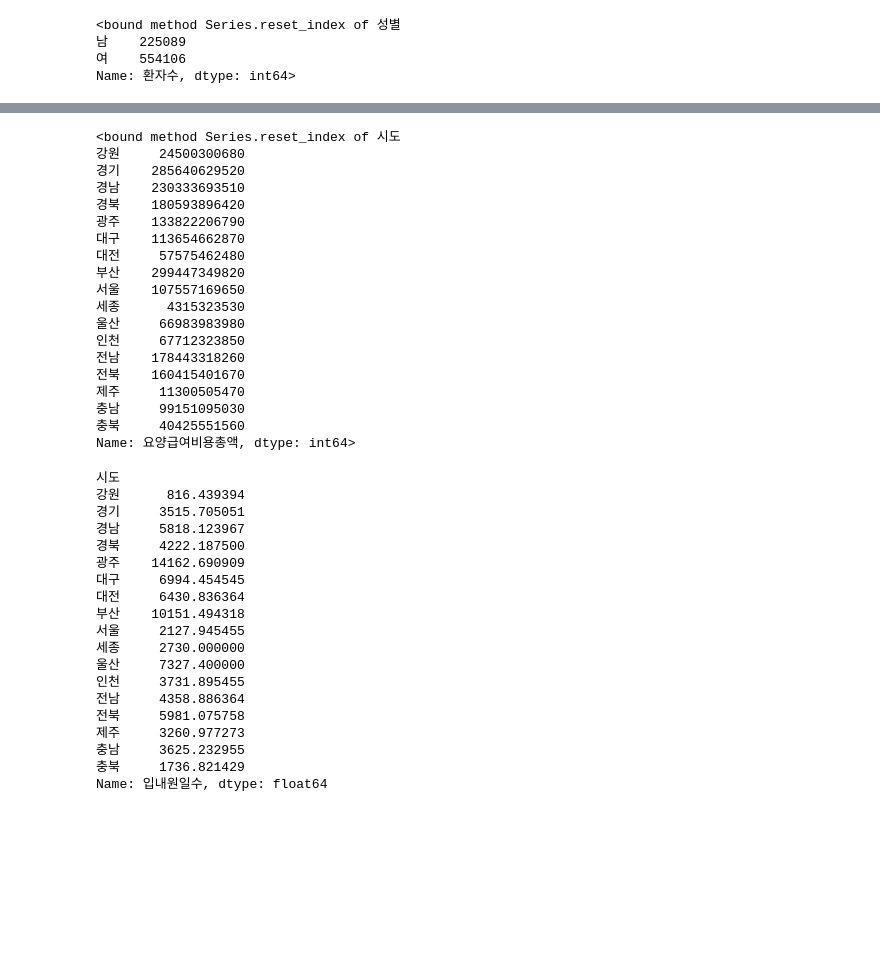
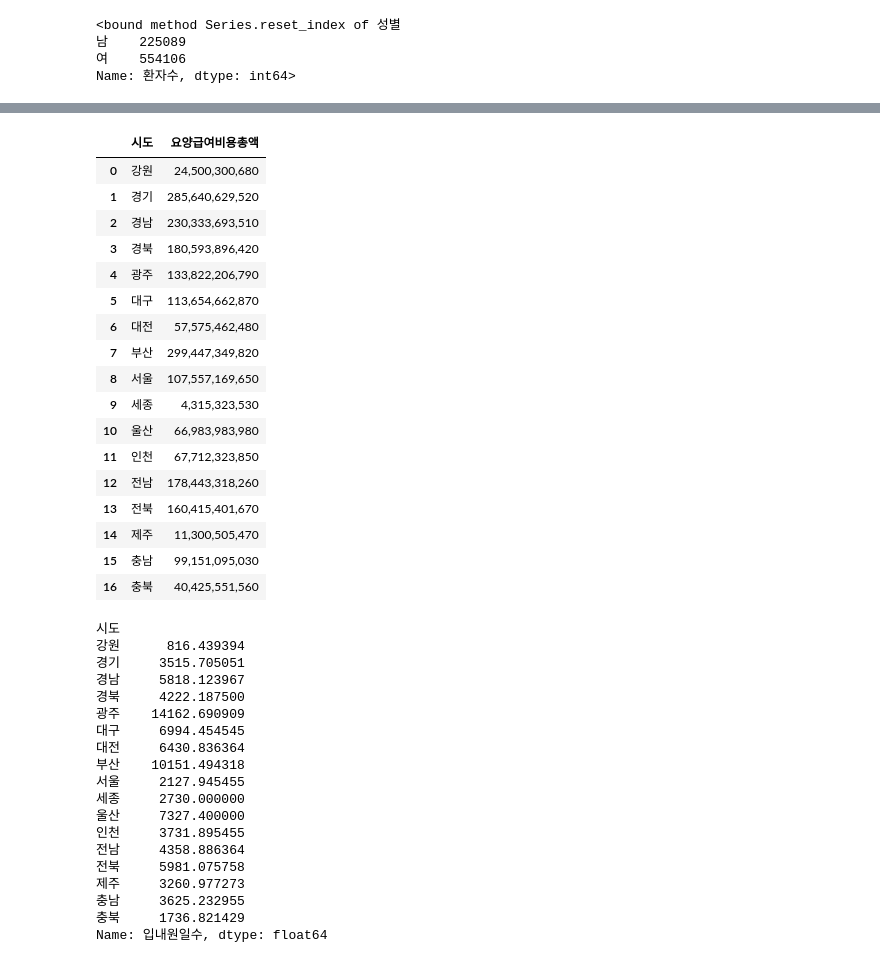
Before and after one commit to EastOst/Dementia_info, a Jupyter notebook: main.ipynb, the cells around one changed output, grey strips where cells are left out. Saved outputs shown, nothing was run; the diff lists cells and outputs as text; code cells hidden in the pictures; blank space fills up the shorter version.

```diff
--- a/main.ipynb
+++ b/main.ipynb
@@ -110,26 +110,26 @@ Name: 환자수, dtype: int64>
 # %%
-province_total_price = df1.groupby('시도')['요양급여비용총액'].sum().reset_index
+province_total_price = df1.groupby('시도')['요양급여비용총액'].sum().reset_index()
+province_total_price['요양급여비용총액'] = province_total_price['요양급여비용총액'].apply(lambda x: f"{x:,.0f}")
 province_total_price
 # %% [output]
-<bound method Series.reset_index of 시도
-강원     24500300680
-경기    285640629520
-경남    230333693510
-경북    180593896420
-광주    133822206790
-대구    113654662870
-대전     57575462480
-부산    299447349820
-서울    107557169650
-세종      4315323530
-울산     66983983980
-인천     67712323850
-전남    178443318260
-전북    160415401670
-제주     11300505470
-충남     99151095030
-충북     40425551560
-Name: 요양급여비용총액, dtype: int64>
+|  | 시도 | 요양급여비용총액 |
+| 0 | 강원 | 24,500,300,680 |
+| 1 | 경기 | 285,640,629,520 |
+| 2 | 경남 | 230,333,693,510 |
+| 3 | 경북 | 180,593,896,420 |
+| 4 | 광주 | 133,822,206,790 |
+| 5 | 대구 | 113,654,662,870 |
+| 6 | 대전 | 57,575,462,480 |
+| 7 | 부산 | 299,447,349,820 |
+| 8 | 서울 | 107,557,169,650 |
+| 9 | 세종 | 4,315,323,530 |
+| 10 | 울산 | 66,983,983,980 |
+| 11 | 인천 | 67,712,323,850 |
+| 12 | 전남 | 178,443,318,260 |
+| 13 | 전북 | 160,415,401,670 |
+| 14 | 제주 | 11,300,505,470 |
+| 15 | 충남 | 99,151,095,030 |
+| 16 | 충북 | 40,425,551,560 |
 # %%
 province_days_mean = df1.groupby('시도')['입내원일수'].mean()
 province_days_mean
```
Also changed, not shown: parts of 8 cells of this notebook.
